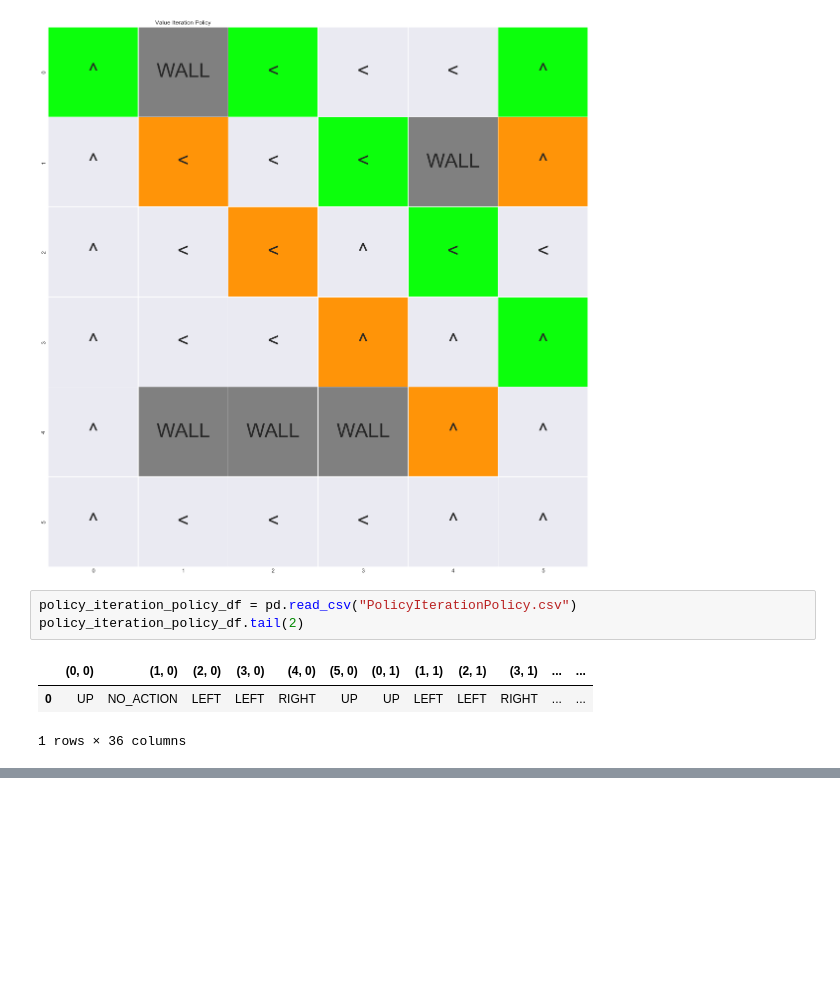
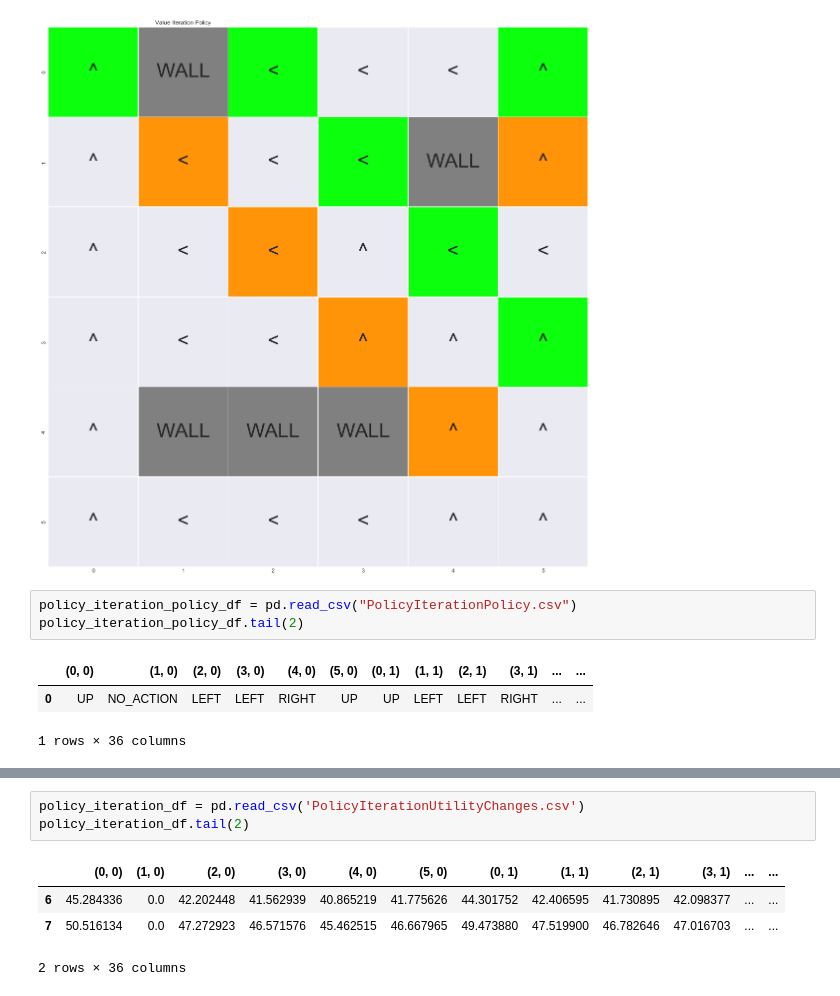
Before and after one commit to eddylim95/Intelligent_Agents_Assignment_1, a Jupyter notebook: Plots.ipynb, the cells around one changed output, grey strips where cells are left out. Cells and saved outputs as stored; diff of their text form; blank space fills up the shorter version.

```diff
--- a/Plots.ipynb
+++ b/Plots.ipynb
@@ -137,0 +158,8 @@ fig.savefig('Policy_Iteration_Policy.png')
+# %%
+policy_iteration_df = pd.read_csv('PolicyIterationUtilityChanges.csv')
+policy_iteration_df.tail(2)
+# %% [output]
+|  | (0, 0) | (1, 0) | (2, 0) | (3, 0) | (4, 0) | (5, 0) | (0, 1) | (1, 1) | (2, 1) | (3, 1) | ... | ... |
+| 6 | 45.284336 | 0.0 | 42.202448 | 41.562939 | 40.865219 | 41.775626 | 44.301752 | 42.406595 | 41.730895 | 42.098377 | ... | ... |
+| 7 | 50.516134 | 0.0 | 47.272923 | 46.571576 | 45.462515 | 46.667965 | 49.473880 | 47.519900 | 46.782646 | 47.016703 | ... | ... |
+2 rows × 36 columns
```
Also changed, not shown: parts of 11 cells of this notebook, 8 other files.
